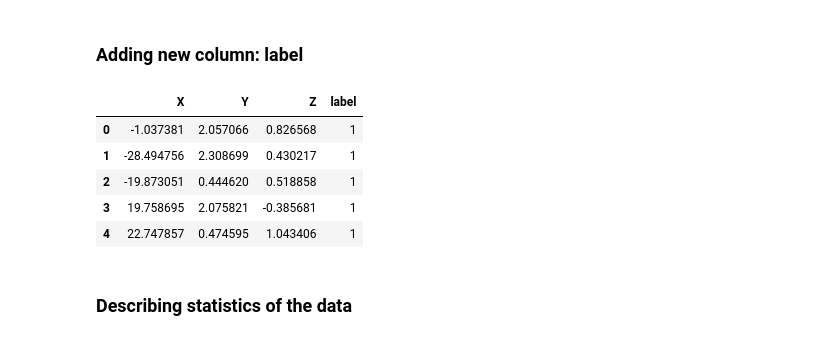
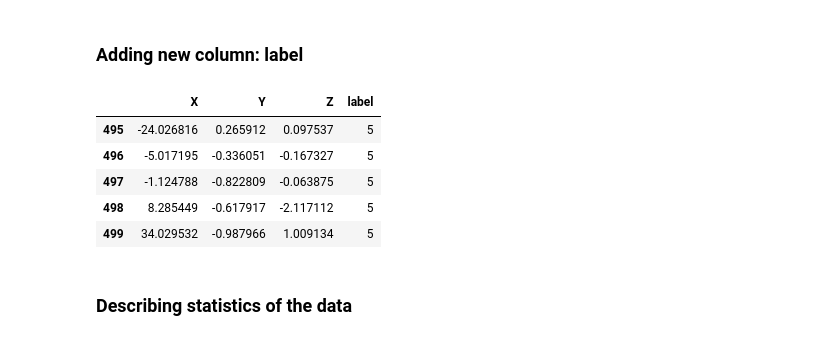
Before and after one commit to alTeska/data_visualization_talk, a Jupyter notebook: data_talk.ipynb, the cells around one changed output. Saved outputs shown, nothing was run; the diff lists cells and outputs as text; code cells hidden in the pictures.

```diff
--- a/data_talk.ipynb
+++ b/data_talk.ipynb
@@ -100,15 +100,15 @@ data.head()
 # %%
 x = np.array([[1,2,3,4,5]])
 data['label'] = np.repeat(x, 100)
 
-data.head()
+data.tail()
 # %% [output]
 |  | X | Y | Z | label |
-| 0 | -1.037381 | 2.057066 | 0.826568 | 1 |
-| 1 | -28.494756 | 2.308699 | 0.430217 | 1 |
-| 2 | -19.873051 | 0.444620 | 0.518858 | 1 |
-| 3 | 19.758695 | 2.075821 | -0.385681 | 1 |
-| 4 | 22.747857 | 0.474595 | 1.043406 | 1 |
+| 495 | -24.026816 | 0.265912 | 0.097537 | 5 |
+| 496 | -5.017195 | -0.336051 | -0.167327 | 5 |
+| 497 | -1.124788 | -0.822809 | -0.063875 | 5 |
+| 498 | 8.285449 | -0.617917 | -2.117112 | 5 |
+| 499 | 34.029532 | -0.987966 | 1.009134 | 5 |
 # %% [markdown]
 ### Describing statistics of the data
 # %%
```
Also changed, not shown: parts of 11 cells of this notebook, 3 other files.
